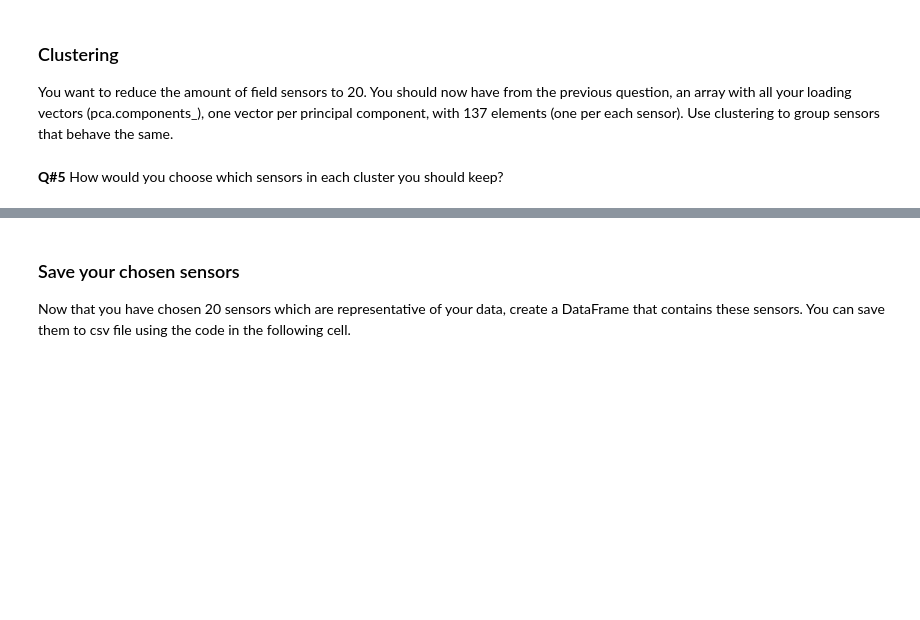
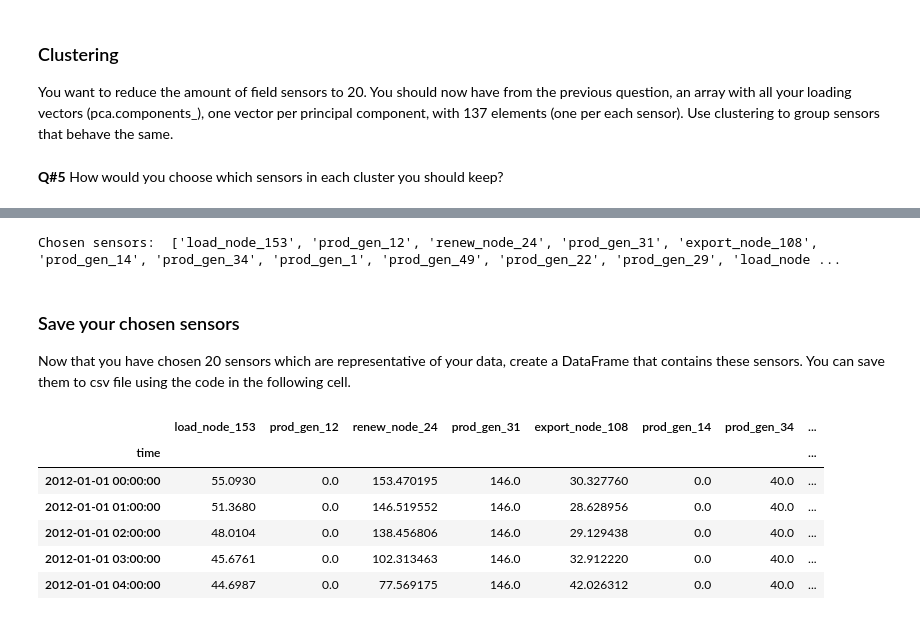
Before and after one commit to bok11/31380-HandIn2, a Jupyter notebook: HI3_handl_and_expl.ipynb, the cells around one changed output, grey strips where cells are left out. Drawn from its saved outputs; the diff is of its cells as text; code cells hidden in the pictures; blank space fills up the shorter version.

```diff
--- a/HI3_handl_and_expl.ipynb
+++ b/HI3_handl_and_expl.ipynb
@@ -171,12 +151,11 @@ You want to reduce the amount of field sensors to 20. You should now have from t
 # %%
 from sklearn.cluster import KMeans
-X_pca = pca.transform(df['std'])
+X_pca = pca.components_[[np.arange(0,26)]]
 
 # Apply your clustering here
-km = KMeans(n_clusters=20, init='k-means++',n_init=10, verbose=0);
+km = KMeans(n_clusters=20, init='k-means++',n_init=30, verbose=0);
 km.fit(X_pca.T);
 cluster_pred = km.predict(X_pca.T);
-
 plt.figure(figsize=(10,5))
 plt.scatter(X_pca[0], X_pca[1], c=cluster_pred, s=20, cmap='viridis')
 plt.show()
@@ -189,7 +168,24 @@ X_pca.shape
+# %%
+from sklearn.metrics import pairwise_distances_argmin_min
+closest, _ = pairwise_distances_argmin_min(km.cluster_centers_, X_pca.T)
+df['reduced'] = df['no_nan'].iloc[:,closest]
+
+print("Chosen sensors: ", df['reduced'].columns.tolist())
+# %% [output]
+Chosen sensors:  ['load_node_153', 'prod_gen_12', 'renew_node_24', 'prod_gen_31', 'export_node_108', 'prod_gen_14', 'prod_gen_34', 'prod_gen_1', 'prod_gen_49', 'prod_gen_22', 'prod_gen_29', 'load_node ...
 # %% [markdown]
 ### Save your chosen sensors
 
 Now that you have chosen 20 sensors which are representative of your data, create a DataFrame that contains these sensors. You can save them to csv file using the code in the following cell.
 # %%
 # Assuming of course that your reduced data set is called data_reduced
-data_reduced.to_csv('reduced_field_data.csv')
+df['reduced'].to_csv('reduced_field_data.csv')
+df['reduced'].head()
+# %% [output]
+|  | load_node_153 | prod_gen_12 | renew_node_24 | prod_gen_31 | export_node_108 | prod_gen_14 | prod_gen_34 | ... |
+| time |  |  |  |  |  |  |  | ... |
+| 2012-01-01 00:00:00 | 55.0930 | 0.0 | 153.470195 | 146.0 | 30.327760 | 0.0 | 40.0 | ... |
+| 2012-01-01 01:00:00 | 51.3680 | 0.0 | 146.519552 | 146.0 | 28.628956 | 0.0 | 40.0 | ... |
+| 2012-01-01 02:00:00 | 48.0104 | 0.0 | 138.456806 | 146.0 | 29.129438 | 0.0 | 40.0 | ... |
+| 2012-01-01 03:00:00 | 45.6761 | 0.0 | 102.313463 | 146.0 | 32.912220 | 0.0 | 40.0 | ... |
+| 2012-01-01 04:00:00 | 44.6987 | 0.0 | 77.569175 | 146.0 | 42.026312 | 0.0 | 40.0 | ... |
```
Also changed, not shown: parts of 16 cells of this notebook, 2 other files.
